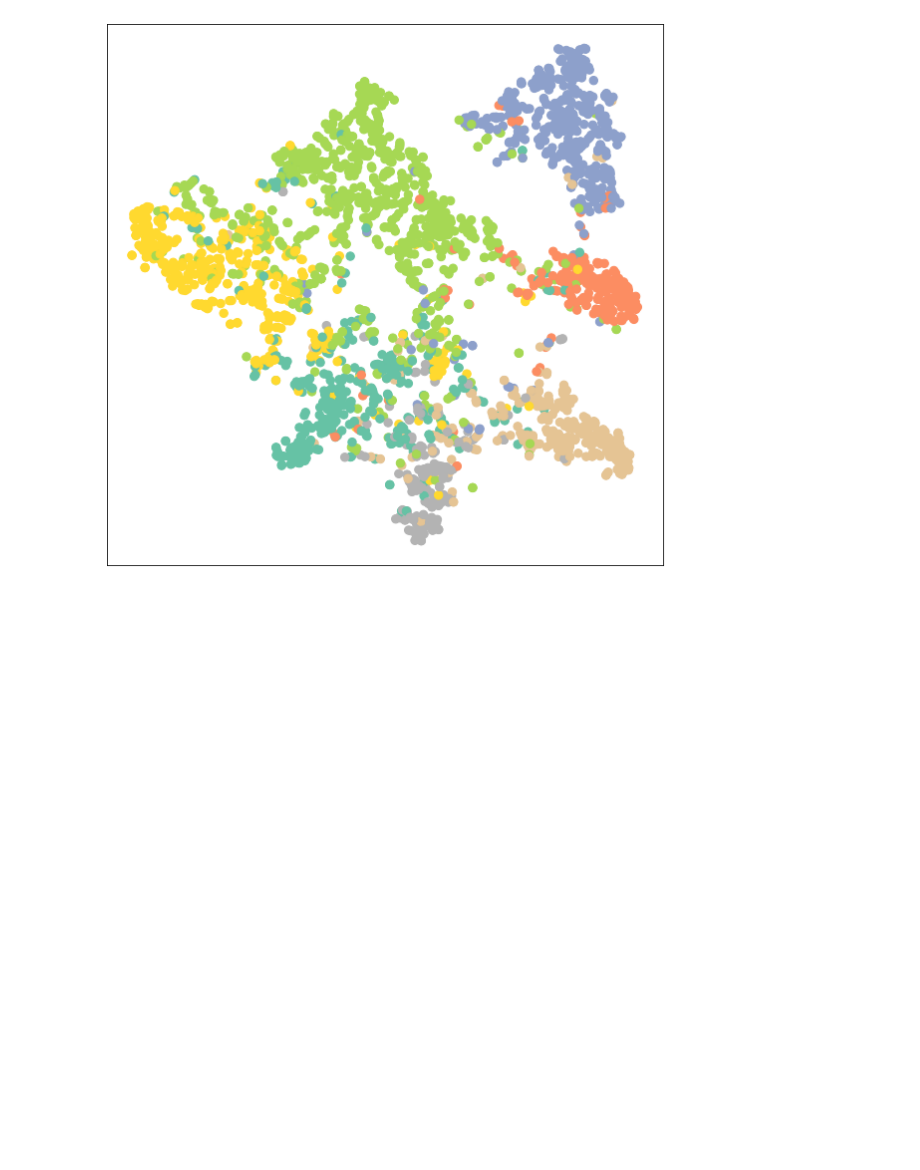
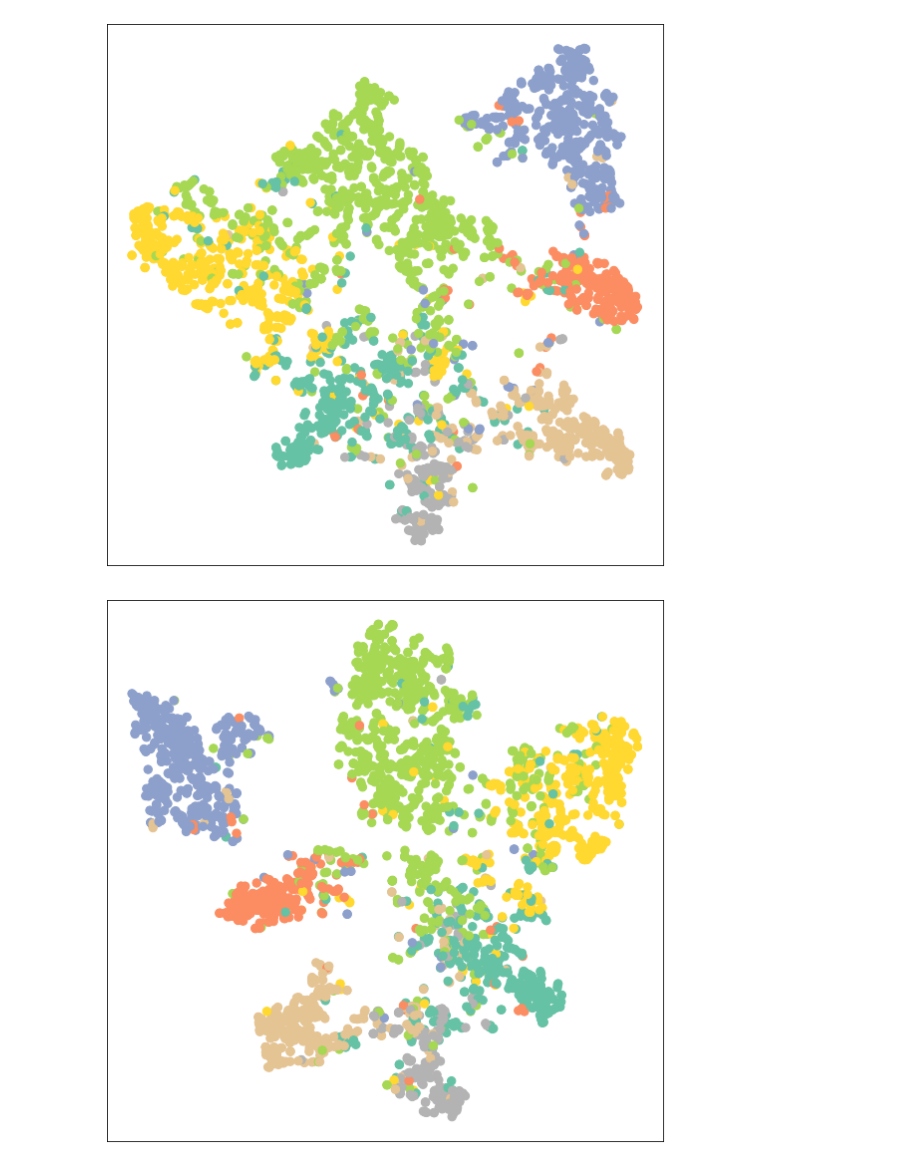
Before and after one commit to AJAkil/All-things-AI, a Jupyter notebook: GNN_intro_ptgeo_official_guide.ipynb, the cells around one changed output. Cells and saved outputs as stored; diff of their text form; code cells hidden in the pictures; blank space fills up the shorter version.

```diff
--- a/GNN_intro_ptgeo_official_guide.ipynb
+++ b/GNN_intro_ptgeo_official_guide.ipynb
@@ -470,18 +460,16 @@ visualize(out, color=data.y)
 # %% [output]
 [figure]
 # %%
-from torch_geometric.nn.conv.gcn2_conv import GCN2Conv
 from IPython.display import Javascript  # Restrict height of output cell.
 display(Javascript('''google.colab.output.setIframeHeight(0, true, {maxHeight: 300})'''))
 
-net = GCN_node_class(16)
-optimizer = torch.optim.Adam(net.parameters(), lr=0.01, weight_decay=5e-4)
-criterion = torch.nn.CrossEntropyLoss()
 
-def train():
-  net.train()
+def train(model):
+  # print('In Train')
+  # print(model)
+  model.train()
   optimizer.zero_grad()
-  out = net(data.x, data.edge_index)
+  out = model(data.x, data.edge_index)
 
   pred = out.argmax(dim=1)
   get_accuracy(pred, data.val_mask, 'Train')
@@ -492,9 +480,9 @@ def train():
 
   return out, loss
 
-def validation():
-  net.eval()
-  out = net(data.x, data.edge_index)
+def validation(model):
+  model.eval()
+  out = model(data.x, data.edge_index)
 
   pred = out.argmax(dim=1)
   get_accuracy(pred, data.val_mask, 'Validation')
@@ -503,9 +491,9 @@ def validation():
 
   return out, loss
 
-def test():
-  net.eval()
-  out = net(data.x, data.edge_index)
+def test(model):
+  model.eval()
+  out = model(data.x, data.edge_index)
   pred = out.argmax(dim=1)
   get_accuracy(pred, data.test_mask, 'Test')
 # %% [output]
@@ -554,3 +535,10 @@ out = net(data.x, data.edge_index)
 visualize(out, color=data.y)
 # %% [output]
 [figure]
+# %%
+net.eval()
+
+out = net(data.x, data.edge_index)
+visualize(out, color=data.y)
+# %% [output]
+[figure, added]
```
Also changed, not shown: parts of 10 cells of this notebook.
